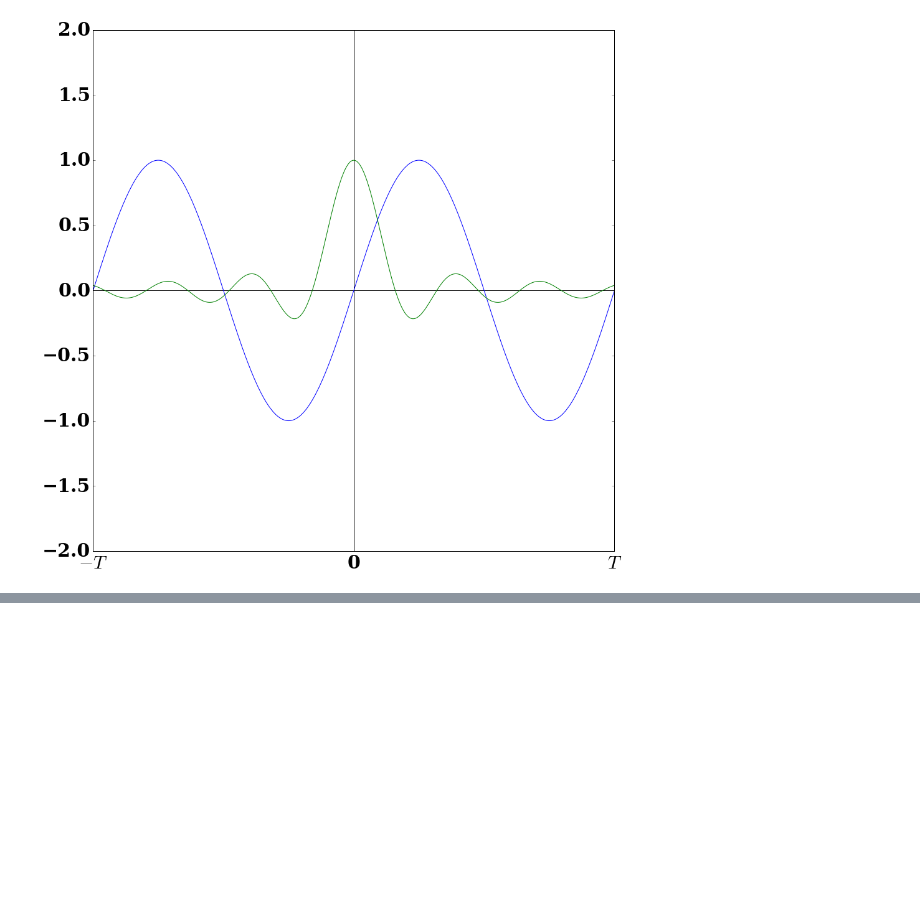
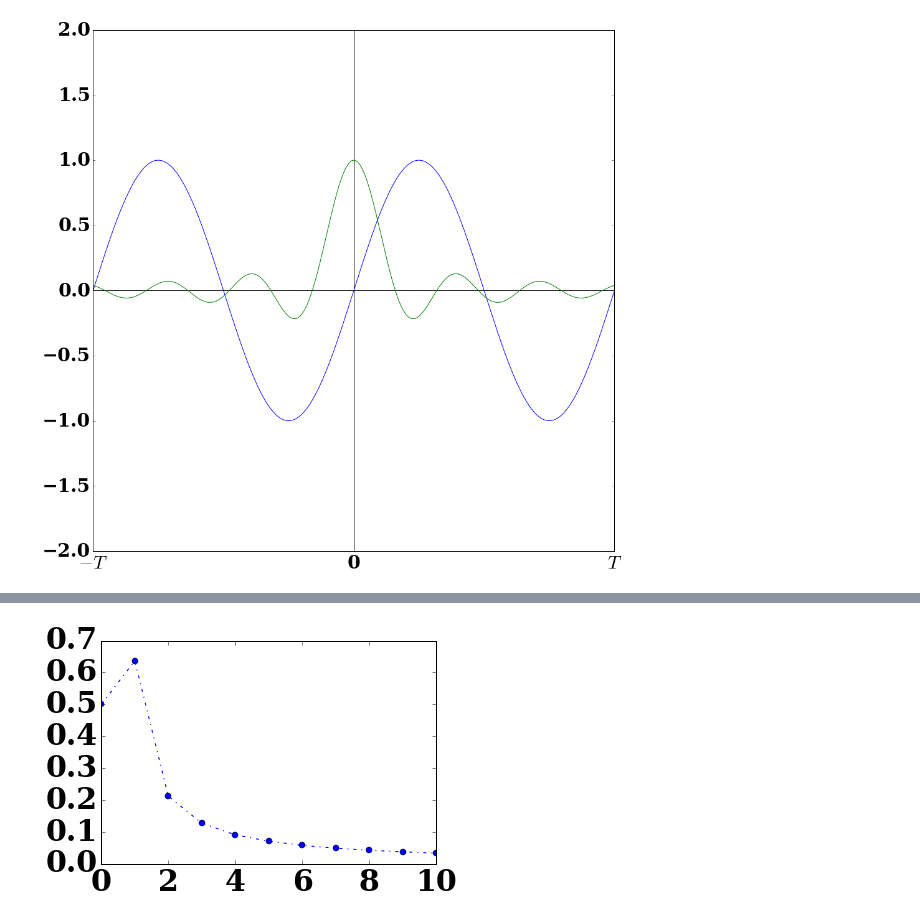
Before and after one commit to my-snippet/etc, a Jupyter notebook: AC-analysis/Fourier-Series/odd-function/square_wave.ipynb, the cells around one changed output, grey strips where cells are left out. Saved outputs shown, nothing was run; the diff lists cells and outputs as text; code cells hidden in the pictures; blank space fills up the shorter version.

```diff
--- a/AC-analysis/Fourier-Series/odd-function/square_wave.ipynb
+++ b/AC-analysis/Fourier-Series/odd-function/square_wave.ipynb
@@ -162,0 +185,15 @@ plt.plot(t, sinc(2 * np.pi * t))
+# %%
+a_0 = 0.5
+a_n = \
+    list(map((lambda k:
+                  (lambda n: 2/(n*np.pi)
+                  )(2*k-1)),
+             list(range(1, 10+1))))
+f = [a_0] + a_n
+
+tt = linspace(0,10,11) # precision : 1000 (x axis)
+
+plt.plot(tt, f, marker='o', linestyle='-.')
+plt.show()
+# %% [output]
+[figure, added]
```
Also changed, not shown: parts of 18 cells of this notebook, 2 other files.
